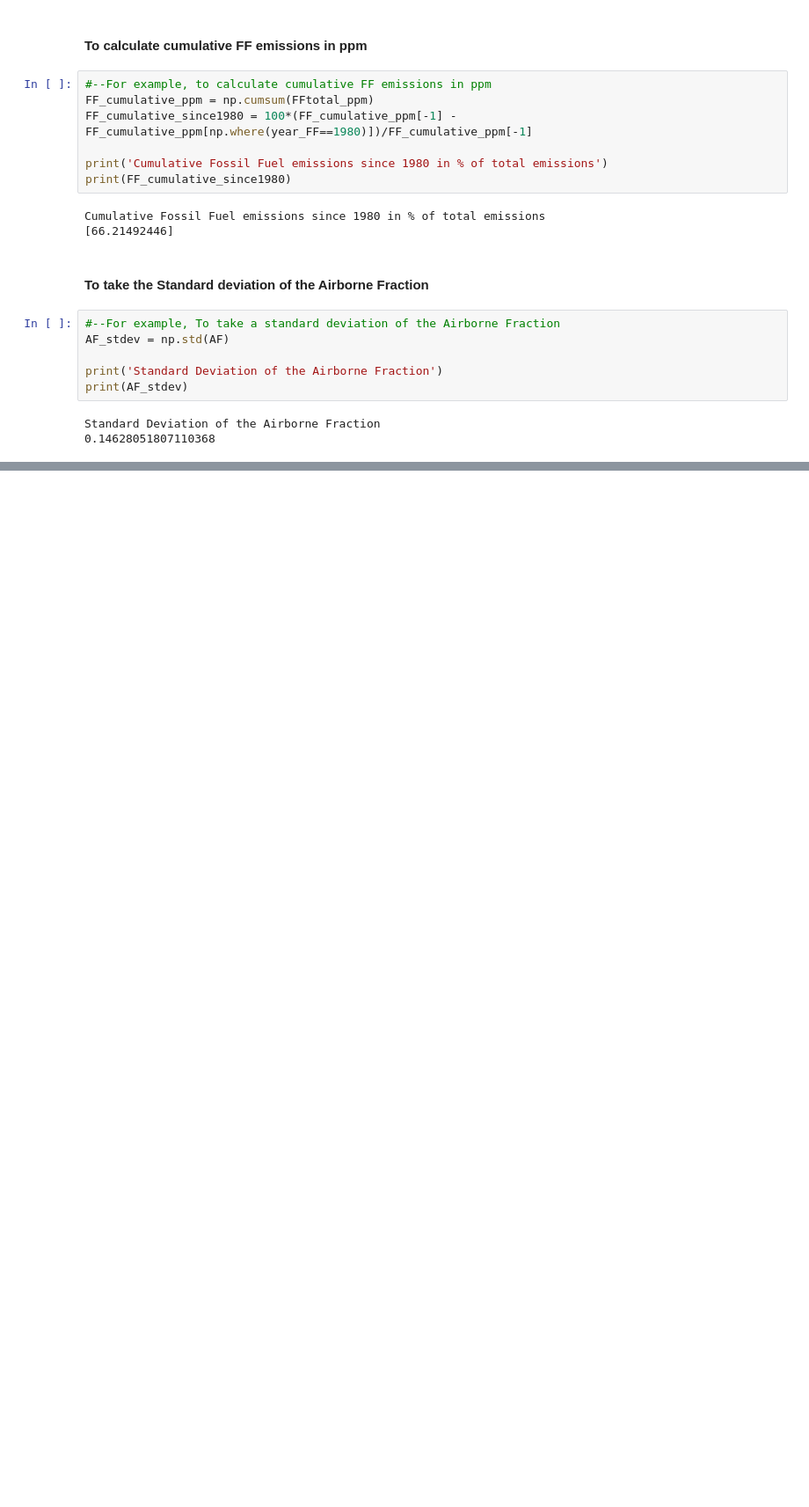
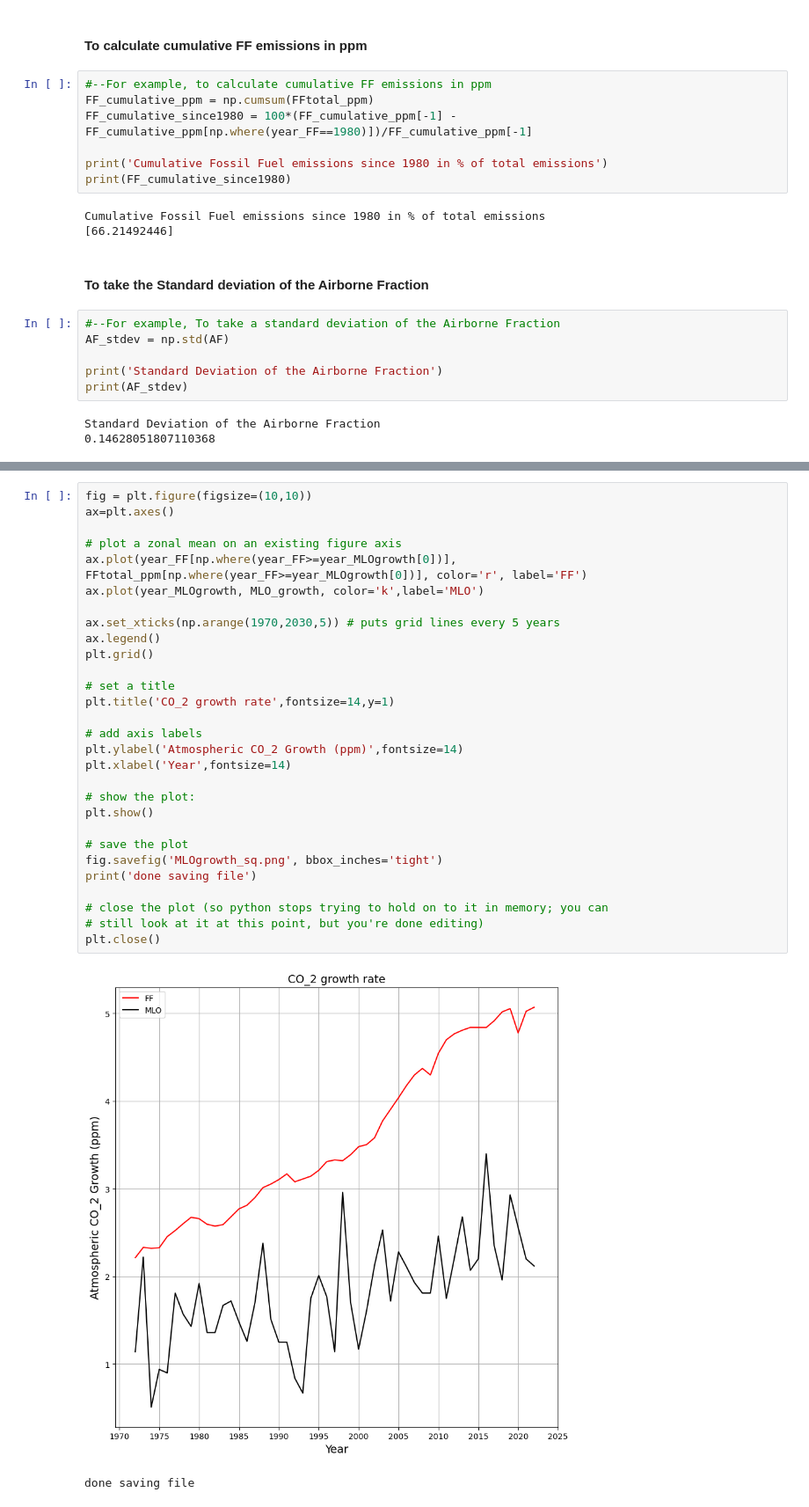
Before and after one commit to Ecoclimate-Lab/CarbonCycleClassProblemSets, a Jupyter notebook: PS1_AirborneFraction/PS1_AirbrorneFraction.ipynb, the cells around one changed output, grey strips where cells are left out. Shown at 88% size. Saved outputs shown, nothing was run; the diff lists cells and outputs as text; blank space fills up the shorter version.

```diff
--- a/PS1_AirborneFraction/PS1_AirbrorneFraction.ipynb
+++ b/PS1_AirborneFraction/PS1_AirbrorneFraction.ipynb
@@ -294,0 +347,32 @@ Standard Deviation of the Airborne Fraction
+# %%
+fig = plt.figure(figsize=(10,10))
+ax=plt.axes()
+
+# plot a zonal mean on an existing figure axis
+ax.plot(year_FF[np.where(year_FF>=year_MLOgrowth[0])], FFtotal_ppm[np.where(year_FF>=year_MLOgrowth[0])], color='r', label='FF')
+ax.plot(year_MLOgrowth, MLO_growth, color='k',label='MLO')
+
+ax.set_xticks(np.arange(1970,2030,5)) # puts grid lines every 5 years
+ax.legend()
+plt.grid()
+
+# set a title
+plt.title('CO_2 growth rate',fontsize=14,y=1)
+
+# add axis labels
+plt.ylabel('Atmospheric CO_2 Growth (ppm)',fontsize=14)
+plt.xlabel('Year',fontsize=14)
+
+# show the plot:
+plt.show()
+
+# save the plot
+fig.savefig('MLOgrowth_sq.png', bbox_inches='tight')
+print('done saving file')
+
+# close the plot (so python stops trying to hold on to it in memory; you can
+# still look at it at this point, but you're done editing)
+plt.close()
+# %% [output]
+[figure, added]
+done saving file
```
Also changed, not shown: parts of 11 cells of this notebook, 4 other files.
